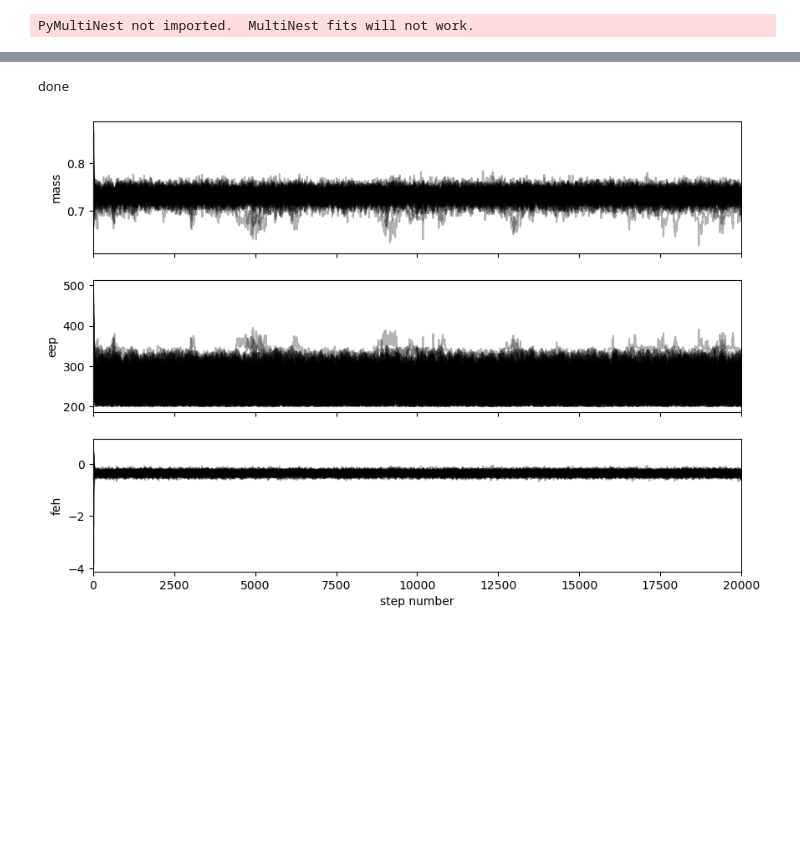
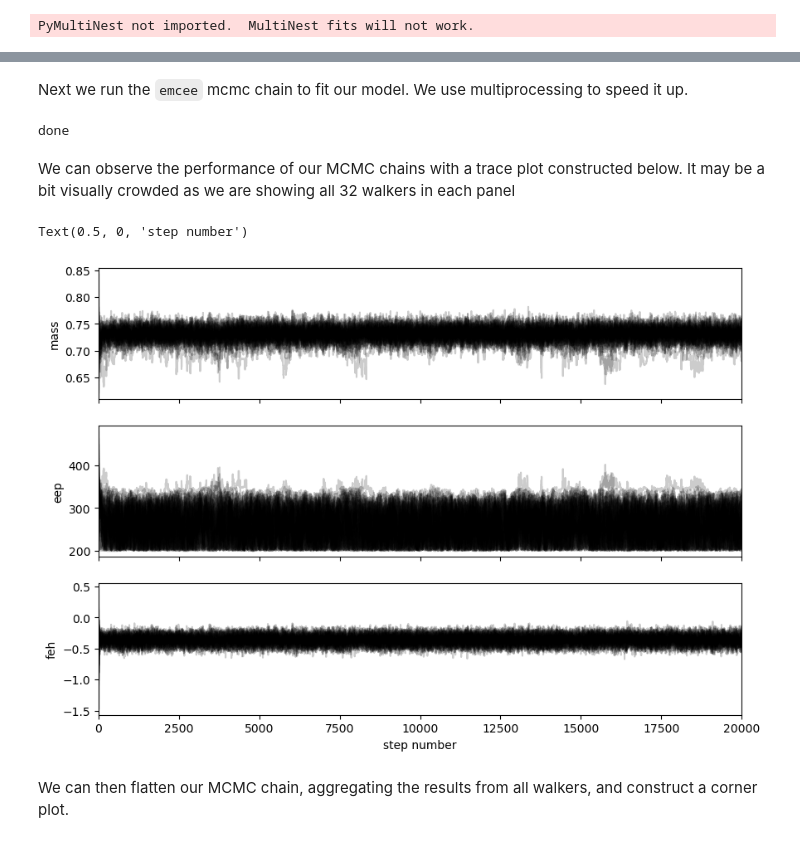
Before and after one commit to nwtuchow/HZ_evolution, a Jupyter notebook: Notebooks/Kepler62f_example.ipynb, the cells around one changed output, grey strips where cells are left out. Cells and saved outputs as stored; diff of their text form; code cells hidden in the pictures; blank space fills up the shorter version.

````diff
--- a/Notebooks/Kepler62f_example.ipynb
+++ b/Notebooks/Kepler62f_example.ipynb
@@ -70,3 +86,5 @@ p0=hz.sample_prior(nwalkers, ndim, prior_arr,special_ind=[])
+# %% [markdown]
+Next we run the ```emcee``` mcmc chain to fit our model. We use multiprocessing to speed it up.
 # %%
 #%% multiprocessing version (not working for some reason)
 if __name__ == '__main__':
@@ -80,25 +98,23 @@ if __name__ == '__main__':
 print("done")
 # %% [output]
 done
+# %% [markdown]
+We can observe the performance of our MCMC chains with a trace plot constructed below. It may be a bit visually crowded as we are showing all 32 walkers in each panel
 # %%
-#%%
-labels = ["mass", "eep", "feh"]
-
-
 fig, axes = plt.subplots(3, figsize=(10, 7), sharex=True)
 samples = sampler.get_chain()
+labels = ["mass", "eep", "feh"]
 
 for i in range(ndim):
     ax = axes[i]
-    ax.plot(samples[:, :, i], "k", alpha=0.3)
+    ax.plot(samples[:, :, i], "k", alpha=0.2)
     ax.set_xlim(0, len(samples))
     ax.set_ylabel(labels[i])
 
 axes[-1].set_xlabel("step number")
-
-#tau=sampler.get_autocorr_time()
-flat_samples = sampler.get_chain(discard=600,thin=10, flat=True)
-#tau=sampler.get_autocorr_time()
 # %% [output]
+Text(0.5, 0, 'step number')
-[figure, old version]
+[figure, new version]
+# %% [markdown]
+We can then flatten our MCMC chain, aggregating the results from all walkers, and construct a corner plot.
 # %%
````
Also changed, not shown: parts of 32 cells of this notebook, 2 other files.
